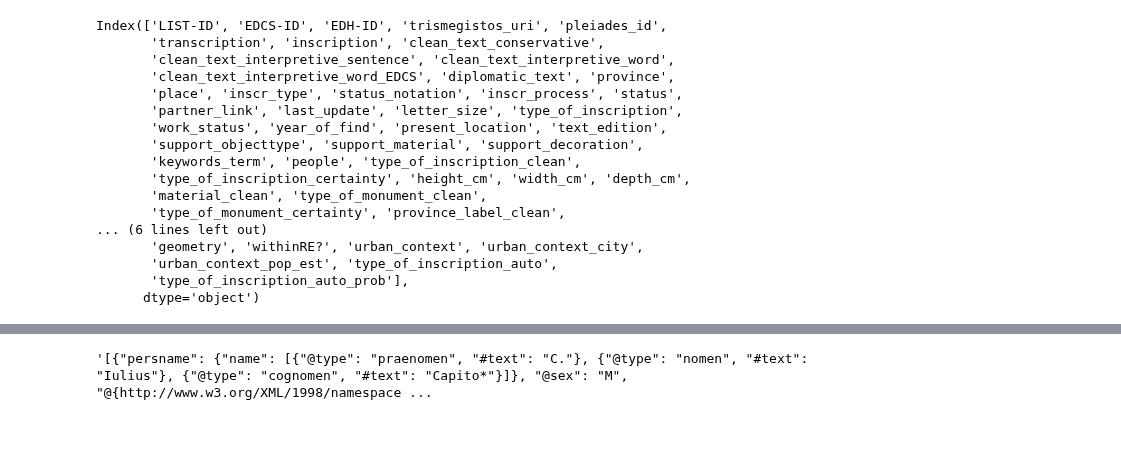
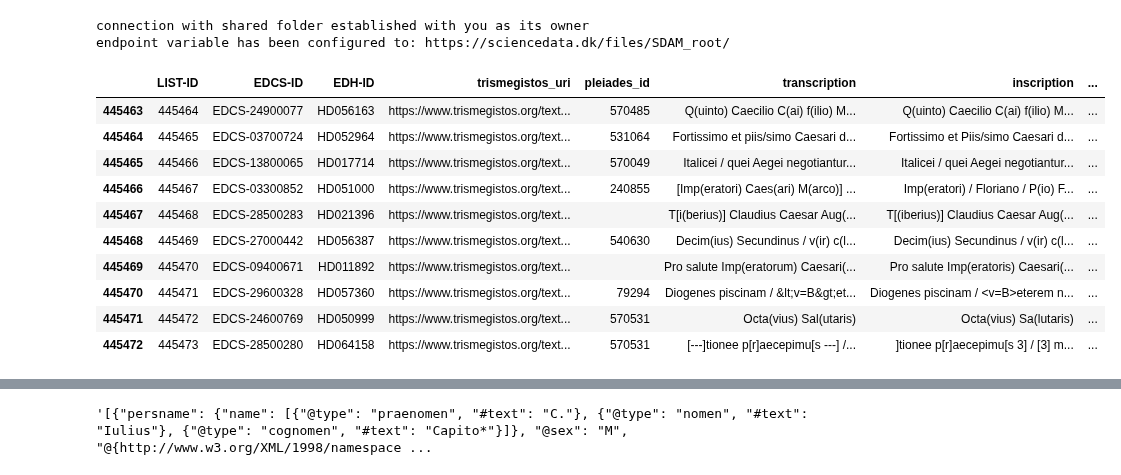
Before and after one commit to sdam-au/LI_ETL, a Jupyter notebook: scripts/4_NORMALIZING-PEOPLE.ipynb, the cells around one changed output, grey strips where cells are left out. Cells and saved outputs as stored; diff of their text form; code cells hidden in the pictures; blank space fills up the shorter version.

Commit message:
implementing edh people from 2020

```diff
--- a/scripts/4_NORMALIZING-PEOPLE.ipynb
+++ b/scripts/4_NORMALIZING-PEOPLE.ipynb
@@ -8,22 +9,21 @@ from shapely.geometry import Point
+# %%
+s = sddk.cloudSession("sciencedata.dk", "SDAM_root", "648597@au.dk")
+# %% [output]
+connection with shared folder established with you as its owner
+endpoint variable has been configured to: https://sciencedata.dk/files/SDAM_root/
 # %%
 LIST = gpd.read_parquet("../data/large_data/LIST_v0-4.parquet")
-# %%
-LIST.columns
-# %% [output]
-Index(['LIST-ID', 'EDCS-ID', 'EDH-ID', 'trismegistos_uri', 'pleiades_id',
-       'transcription', 'inscription', 'clean_text_conservative',
-       'clean_text_interpretive_sentence', 'clean_text_interpretive_word',
-       'clean_text_interpretive_word_EDCS', 'diplomatic_text', 'province',
-       'place', 'inscr_type', 'status_notation', 'inscr_process', 'status',
-       'partner_link', 'last_update', 'letter_size', 'type_of_inscription',
-       'work_status', 'year_of_find', 'present_location', 'text_edition',
-       'support_objecttype', 'support_material', 'support_decoration',
-       'keywords_term', 'people', 'type_of_inscription_clean',
-       'type_of_inscription_certainty', 'height_cm', 'width_cm', 'depth_cm',
-       'material_clean', 'type_of_monument_clean',
-       'type_of_monument_certainty', 'province_label_clean',
-... (6 lines left out)
-       'geometry', 'withinRE?', 'urban_context', 'urban_context_city',
-       'urban_context_pop_est', 'type_of_inscription_auto',
-       'type_of_inscription_auto_prob'],
-      dtype='object')
+# %%
+LIST.head(10)
+# %% [output]
+|  | LIST-ID | EDCS-ID | EDH-ID | trismegistos_uri | pleiades_id | transcription | inscription | ... |
+| 445463 | 445464 | EDCS-24900077 | HD056163 | https://www.trismegistos.org/text... | 570485 | Q(uinto) Caecilio C(ai) f(ilio) M... | Q(uinto) Caecilio C(ai) f(ilio) M... | ... |
+| 445464 | 445465 | EDCS-03700724 | HD052964 | https://www.trismegistos.org/text... | 531064 | Fortissimo et piis/simo Caesari d... | Fortissimo et Piis/simo Caesari d... | ... |
+| 445465 | 445466 | EDCS-13800065 | HD017714 | https://www.trismegistos.org/text... | 570049 | Italicei / quei Aegei negotiantur... | Italicei / quei Aegei negotiantur... | ... |
+| 445466 | 445467 | EDCS-03300852 | HD051000 | https://www.trismegistos.org/text... | 240855 | [Imp(eratori) Caes(ari) M(arco)] ... | Imp(eratori) / Floriano / P(io) F... | ... |
+| 445467 | 445468 | EDCS-28500283 | HD021396 | https://www.trismegistos.org/text... |  | T[i(berius)] Claudius Caesar Aug(... | T[(iberius)] Claudius Caesar Aug(... | ... |
+| 445468 | 445469 | EDCS-27000442 | HD056387 | https://www.trismegistos.org/text... | 540630 | Decim(ius) Secundinus / v(ir) c(l... | Decim(ius) Secundinus / v(ir) c(l... | ... |
+| 445469 | 445470 | EDCS-09400671 | HD011892 | https://www.trismegistos.org/text... |  | Pro salute Imp(eratorum) Caesari(... | Pro salute Imp(eratoris) Caesari(... | ... |
+| 445470 | 445471 | EDCS-29600328 | HD057360 | https://www.trismegistos.org/text... | 79294 | Diogenes piscinam / &lt;v=B&gt;et... | Diogenes piscinam / <v=B>eterem n... | ... |
+| 445471 | 445472 | EDCS-24600769 | HD050999 | https://www.trismegistos.org/text... | 570531 | Octa(vius) Sal(utaris) | Octa(vius) Sa(lutaris) | ... |
+| 445472 | 445473 | EDCS-28500280 | HD064158 | https://www.trismegistos.org/text... | 570531 | [---]tionee p[r]aecepimu[s ---] /... | ]tionee p[r]aecepimu[s 3] / [3] m... | ... |
```
Also changed, not shown: parts of 22 cells of this notebook, 3 other files.
